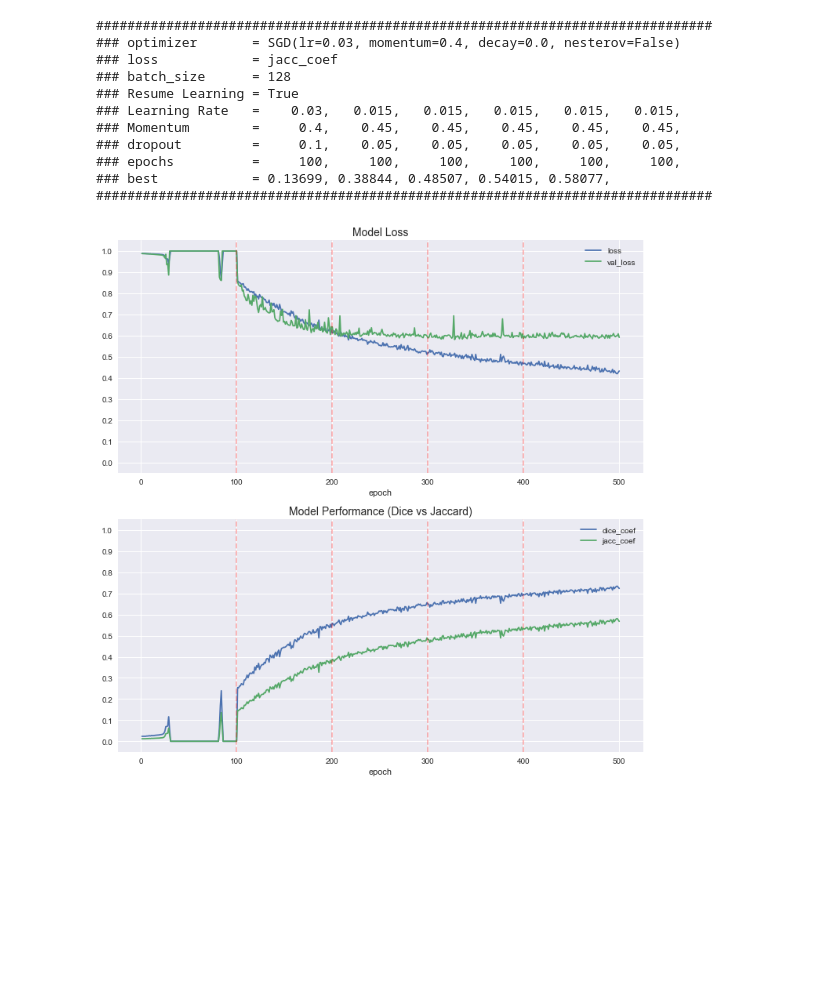
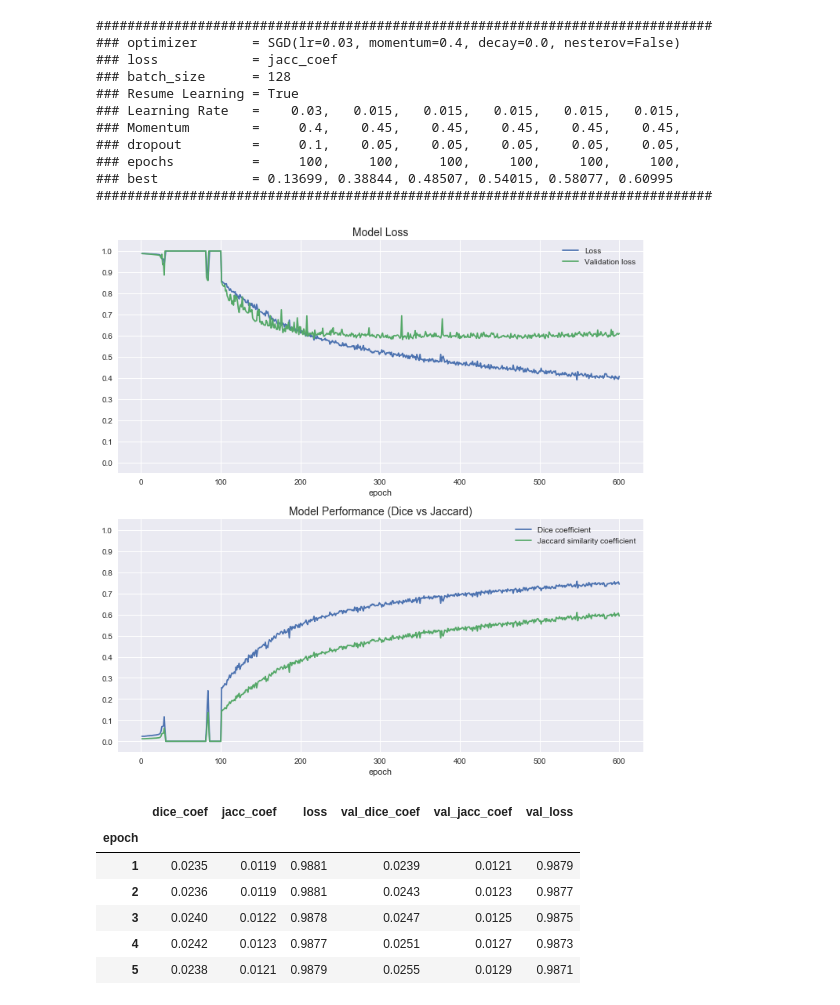
Before and after one commit to woo-chia-wei/ultrasound-nerve-segmentation, a Jupyter notebook: process_training_logs.ipynb, the cells around one changed output. Cells and saved outputs as stored; diff of their text form; code cells hidden in the pictures; blank space fills up the shorter version.

Commit message:
Updated training logs for 600 completed epochs

```diff
--- a/process_training_logs.ipynb
+++ b/process_training_logs.ipynb
@@ -38,8 +38,8 @@ def plot_model_performance(filename, add_to_loss=0, resume_points=[]):
     yrange = (-0.05, 1.05)
 
     ax = axes.flatten()[0]
-    df_logs['loss'].plot(ax=ax)
-    df_logs['val_loss'].plot(ax=ax)
+    df_logs['loss'].plot(ax=ax, label='Loss')
+    df_logs['val_loss'].plot(ax=ax, label='Validation loss')
     add_resume_learning_lines(ax)
     ax.set_title('Model Loss', fontsize=14)
     ax.legend()
@@ -47,8 +47,8 @@ def plot_model_performance(filename, add_to_loss=0, resume_points=[]):
     ax.set_ylim(yrange)
 
     ax = axes.flatten()[1]
-    df_logs['dice_coef'].plot(ax=ax)
-    df_logs['jacc_coef'].plot(ax=ax)
+    df_logs['dice_coef'].plot(ax=ax, label='Dice coefficient')
+    df_logs['jacc_coef'].plot(ax=ax, label='Jaccard similarity coefficient')
     add_resume_learning_lines(ax)
     ax.set_title('Model Performance (Dice vs Jaccard)', fontsize=14)
     ax.legend()
@@ -56,19 +56,29 @@ def plot_model_performance(filename, add_to_loss=0, resume_points=[]):
     ax.set_ylim(yrange)
 
     plt.show()
+
+    return df_logs
 # %%
 filename = 'training_logs_local.txt'
-plot_model_performance(filename, add_to_loss=1, resume_points=[100, 200, 300, 400])
+df_logs = plot_model_performance(filename, add_to_loss=1)
+df_logs.head()
 # %% [output]
 ###############################################################################
 ### optimizer       = SGD(lr=0.03, momentum=0.4, decay=0.0, nesterov=False)
 ### loss            = jacc_coef
 ### batch_size      = 128
 ### Resume Learning = True
 ### Learning Rate   =    0.03,   0.015,   0.015,   0.015,   0.015,   0.015,
 ### Momentum        =     0.4,    0.45,    0.45,    0.45,    0.45,    0.45,
 ### dropout         =     0.1,    0.05,    0.05,    0.05,    0.05,    0.05,
 ### epochs          =     100,     100,     100,     100,     100,     100,
-### best            = 0.13699, 0.38844, 0.48507, 0.54015, 0.58077,
+### best            = 0.13699, 0.38844, 0.48507, 0.54015, 0.58077, 0.60995
 ###############################################################################
-[figure, old version]
+[figure, new version]
+|  | dice_coef | jacc_coef | loss | val_dice_coef | val_jacc_coef | val_loss |
+| epoch |  |  |  |  |  |  |
+| 1 | 0.0235 | 0.0119 | 0.9881 | 0.0239 | 0.0121 | 0.9879 |
+| 2 | 0.0236 | 0.0119 | 0.9881 | 0.0243 | 0.0123 | 0.9877 |
+| 3 | 0.0240 | 0.0122 | 0.9878 | 0.0247 | 0.0125 | 0.9875 |
+| 4 | 0.0242 | 0.0123 | 0.9877 | 0.0251 | 0.0127 | 0.9873 |
+| 5 | 0.0238 | 0.0121 | 0.9879 | 0.0255 | 0.0129 | 0.9871 |
```
Also changed, not shown: 1 other file.
